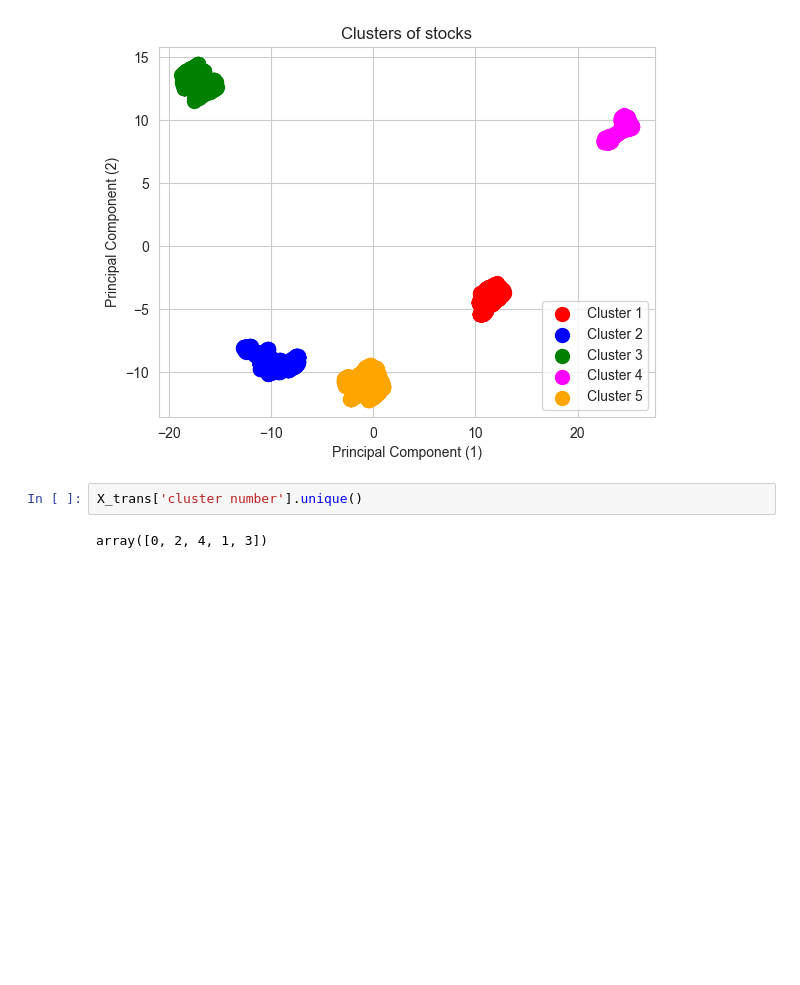
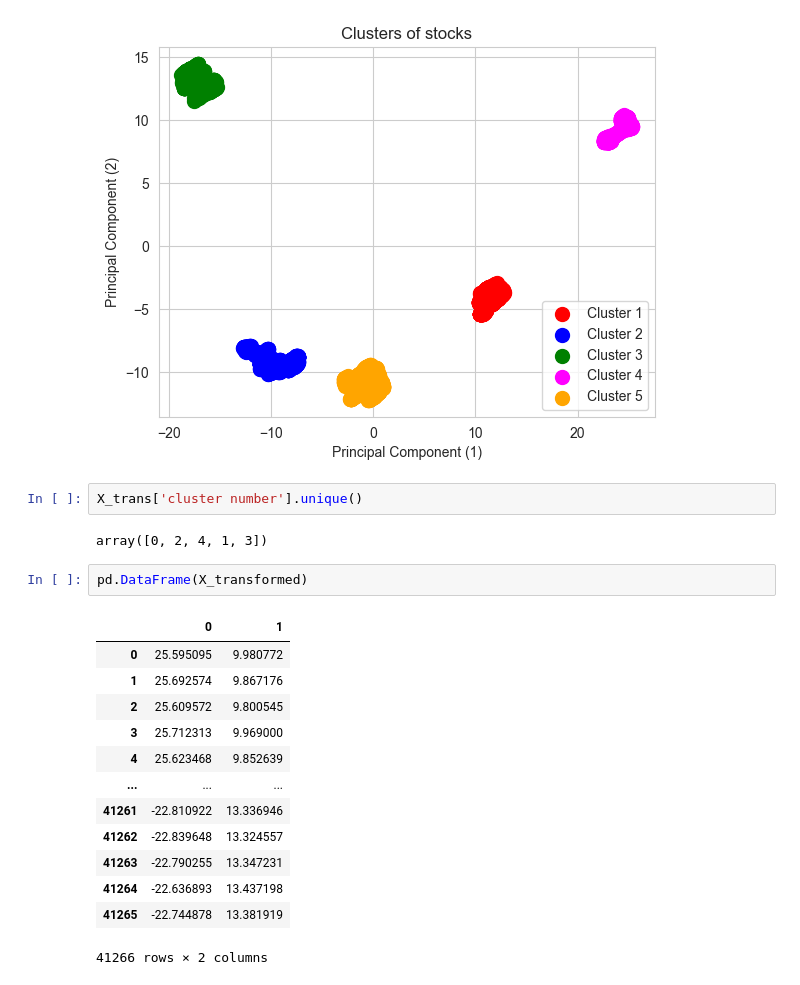
Before and after one commit to shiv0112/stocks_clustering, a Jupyter notebook: research/research1.ipynb, the cells around one changed output. Saved outputs shown, nothing was run; the diff lists cells and outputs as text; blank space fills up the shorter version.

```diff
--- a/research/research1.ipynb
+++ b/research/research1.ipynb
@@ -284,3 +284,19 @@ plt.show()
 X_trans['cluster number'].unique()
 # %% [output]
 array([0, 2, 4, 1, 3])
+# %%
+pd.DataFrame(X_transformed)
+# %% [output]
+|  | 0 | 1 |
+| 0 | 25.595095 | 9.980772 |
+| 1 | 25.692574 | 9.867176 |
+| 2 | 25.609572 | 9.800545 |
+| 3 | 25.712313 | 9.969000 |
+| 4 | 25.623468 | 9.852639 |
+| ... | ... | ... |
+| 41261 | -22.810922 | 13.336946 |
+| 41262 | -22.839648 | 13.324557 |
+| 41263 | -22.790255 | 13.347231 |
+| 41264 | -22.636893 | 13.437198 |
+| 41265 | -22.744878 | 13.381919 |
+41266 rows × 2 columns
```
Also changed, not shown: parts of 1 cell of this notebook, 3 other files.
